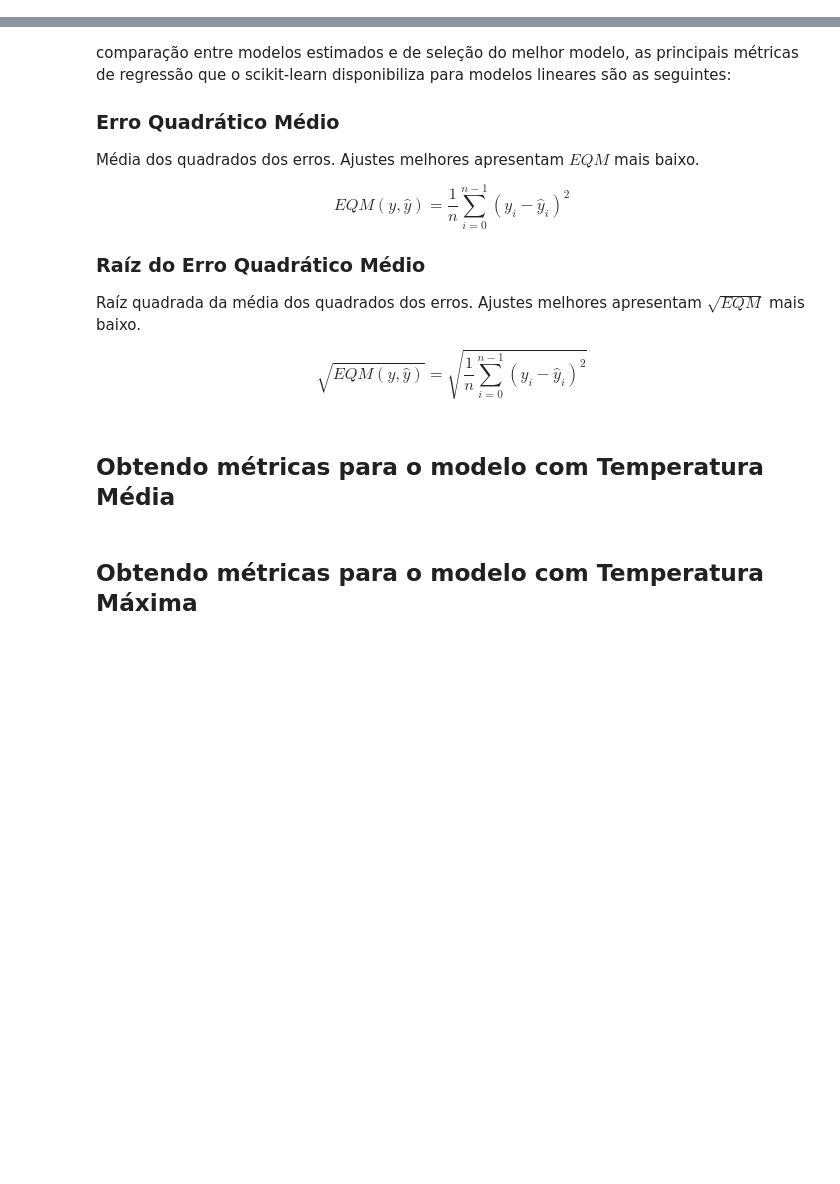
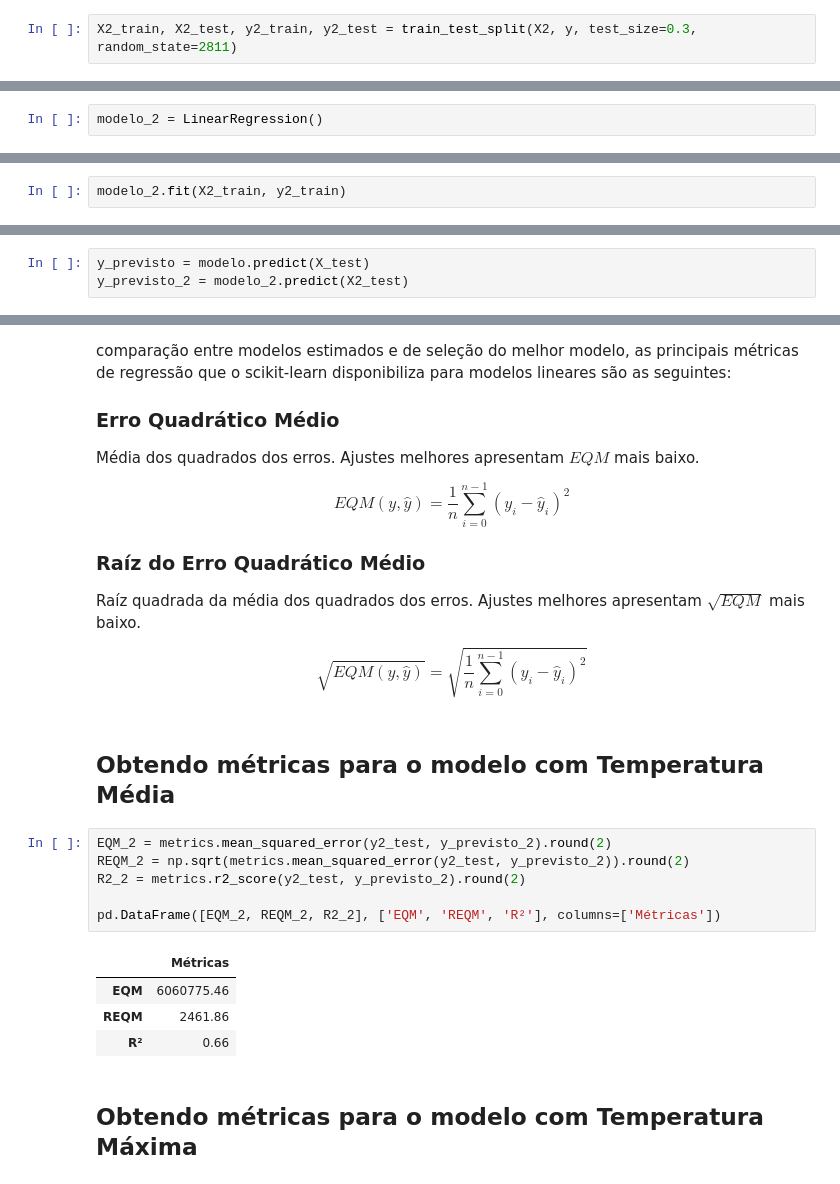
Before and after one commit to wiliands/estatistica_python, a Jupyter notebook: 06 - Regressao_Linear/Regressao_Linear.ipynb, the cells around one changed output, grey strips where cells are left out. Cells and saved outputs as stored; diff of their text form; blank space fills up the shorter version.

Commit message:
Conclusão curso Regressão Linear

```diff
--- a/06 - Regressao_Linear/Regressao_Linear.ipynb
+++ b/06 - Regressao_Linear/Regressao_Linear.ipynb
@@ -574,6 +576,12 @@ ax
 # %% [markdown]
 ## Criando os datasets de treino e de teste
+# %%
+X2_train, X2_test, y2_train, y2_test = train_test_split(X2, y, test_size=0.3, random_state=2811)
 # %% [markdown]
 ## Instanciando a classe *LinearRegression()*
+# %%
+modelo_2 = LinearRegression()
 # %% [markdown]
 ## Utilizando o método *fit()* do objeto "modelo_2" para estimar nosso modelo linear utilizando os dados de TREINO (y2_train e X2_train)
+# %%
+modelo_2.fit(X2_train, y2_train)
@@ -582,4 +604,7 @@ ax
 # %% [markdown]
 ## Gerando previsões para os dados de TESTE (X_test e X2_test) utilizando o método *predict()* dos objetos "modelo" e "modelo_2"
+# %%
+y_previsto = modelo.predict(X_test)
+y_previsto_2 = modelo_2.predict(X2_test)
 # %% [markdown]
 ## Obtendo o coeficiente de determinação (R²) para as previsões dos dois modelos
@@ -607,5 +644,16 @@ Raíz quadrada da média dos quadrados dos erros. Ajustes melhores apresentam $\
 $$\sqrt{EQM(y, \hat{y})} = \sqrt{\frac 1n\sum_{i=0}^{n-1}(y_i-\hat{y}_i)^2}$$
 # %% [markdown]
 ## Obtendo métricas para o modelo com Temperatura Média
+# %%
+EQM_2 = metrics.mean_squared_error(y2_test, y_previsto_2).round(2)
+REQM_2 = np.sqrt(metrics.mean_squared_error(y2_test, y_previsto_2)).round(2)
+R2_2 = metrics.r2_score(y2_test, y_previsto_2).round(2)
+
+pd.DataFrame([EQM_2, REQM_2, R2_2], ['EQM', 'REQM', 'R²'], columns=['Métricas'])
+# %% [output]
+|  | Métricas |
+| EQM | 6060775.46 |
+| REQM | 2461.86 |
+| R² | 0.66 |
 # %% [markdown]
 ## Obtendo métricas para o modelo com Temperatura Máxima
```
Also changed, not shown: parts of 14 cells of this notebook, 7 other files.
